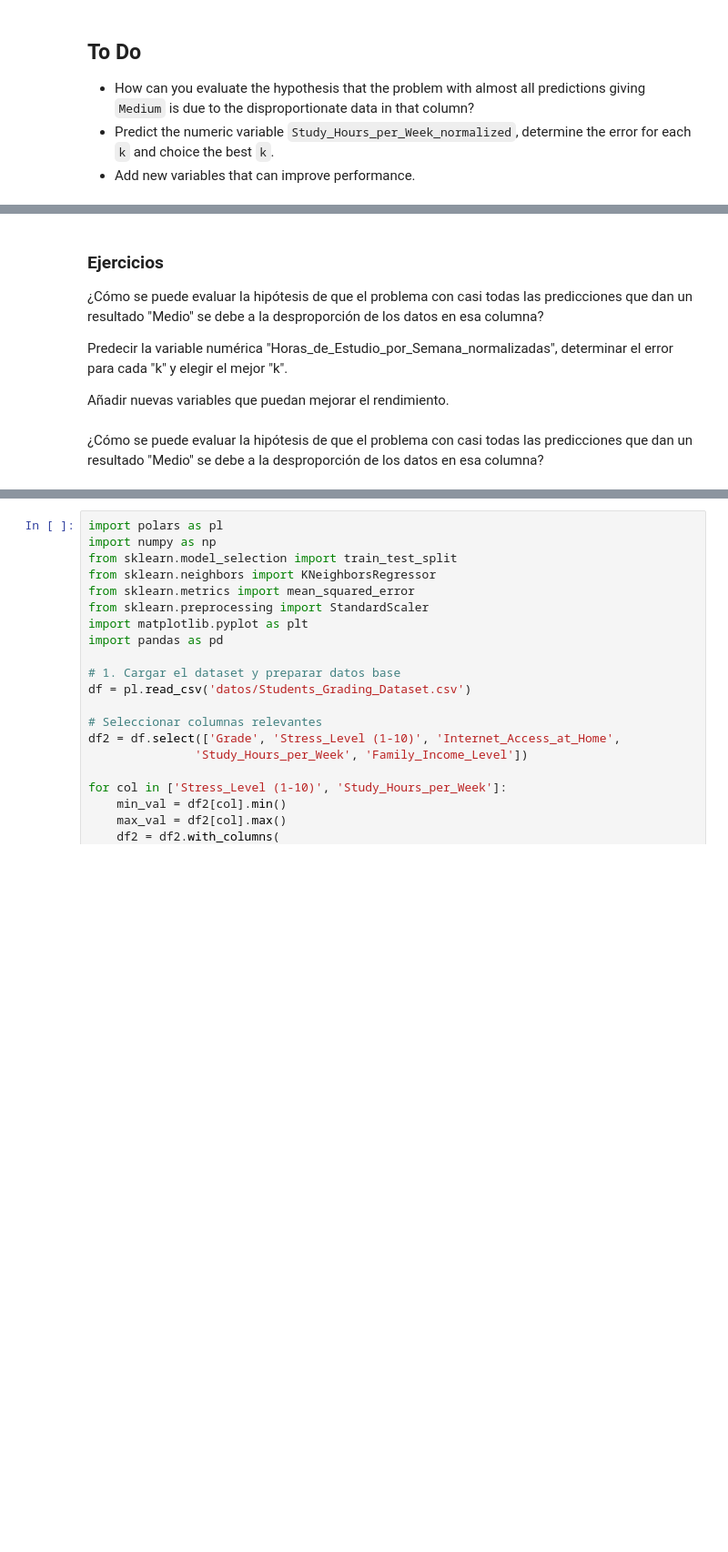
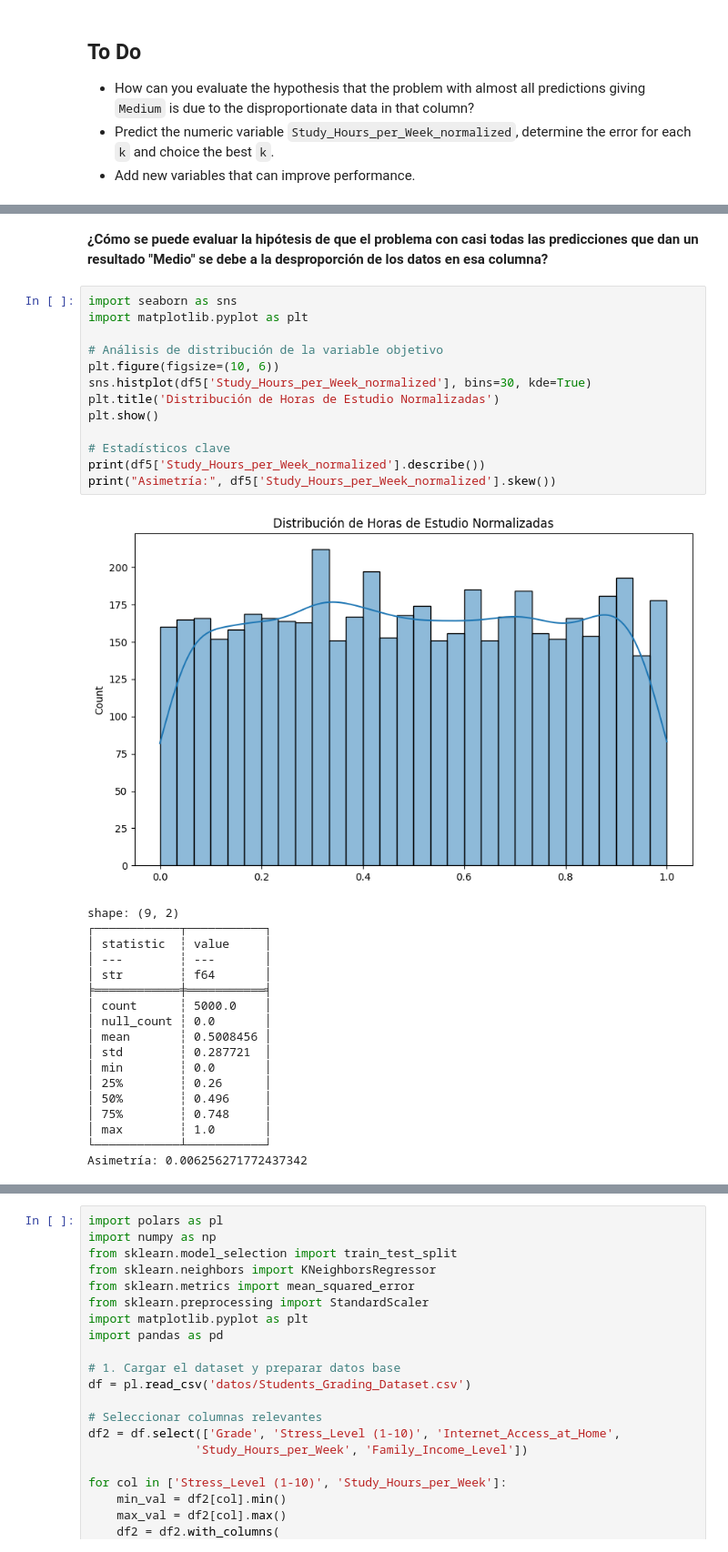
Before and after one commit to ivankarrillin/ML_Doc, a Jupyter notebook: 10_KNN_ejercicio/ejercicio.ipynb, the cells around one changed output, grey strips where cells are left out. Shown: that part at 91% size. Cells and saved outputs as stored; diff of their text form; blank space fills up the shorter version.

Commit message:
ajustes ejercicio knn

```diff
--- a/10_KNN_ejercicio/ejercicio.ipynb
+++ b/10_KNN_ejercicio/ejercicio.ipynb
@@ -585,13 +572,37 @@ errors
 # %% [markdown]
-### Ejercicios
-
-¿Cómo se puede evaluar la hipótesis de que el problema con casi todas las predicciones que dan un resultado "Medio" se debe a la desproporción de los datos en esa columna?
-
-Predecir la variable numérica "Horas_de_Estudio_por_Semana_normalizadas", determinar el error para cada "k" y elegir el mejor "k".
-
-Añadir nuevas variables que puedan mejorar el rendimiento.
+**¿Cómo se puede evaluar la hipótesis de que el problema con casi todas las predicciones que dan un resultado "Medio" se debe a la desproporción de los datos en esa columna?**
-# %% [markdown]
-¿Cómo se puede evaluar la hipótesis de que el problema con casi todas las predicciones que dan un resultado "Medio" se debe a la desproporción de los datos en esa columna?
+# %%
+import seaborn as sns
+import matplotlib.pyplot as plt
+
+# Análisis de distribución de la variable objetivo
+plt.figure(figsize=(10, 6))
+sns.histplot(df5['Study_Hours_per_Week_normalized'], bins=30, kde=True)
+plt.title('Distribución de Horas de Estudio Normalizadas')
+plt.show()
+
+# Estadísticos clave
+print(df5['Study_Hours_per_Week_normalized'].describe())
+print("Asimetría:", df5['Study_Hours_per_Week_normalized'].skew())
+# %% [output]
+[figure, added]
+shape: (9, 2)
+┌────────────┬───────────┐
+│ statistic  ┆ value     │
+│ ---        ┆ ---       │
+│ str        ┆ f64       │
+╞════════════╪═══════════╡
+│ count      ┆ 5000.0    │
+│ null_count ┆ 0.0       │
+│ mean       ┆ 0.5008456 │
+│ std        ┆ 0.287721  │
+│ min        ┆ 0.0       │
+│ 25%        ┆ 0.26      │
+│ 50%        ┆ 0.496     │
+│ 75%        ┆ 0.748     │
+│ max        ┆ 1.0       │
+└────────────┴───────────┘
+Asimetría: 0.006256271772437342
 # %%
 import numpy as np
 from sklearn.model_selection import train_test_split
```
Also changed, not shown: parts of 8 cells of this notebook.
